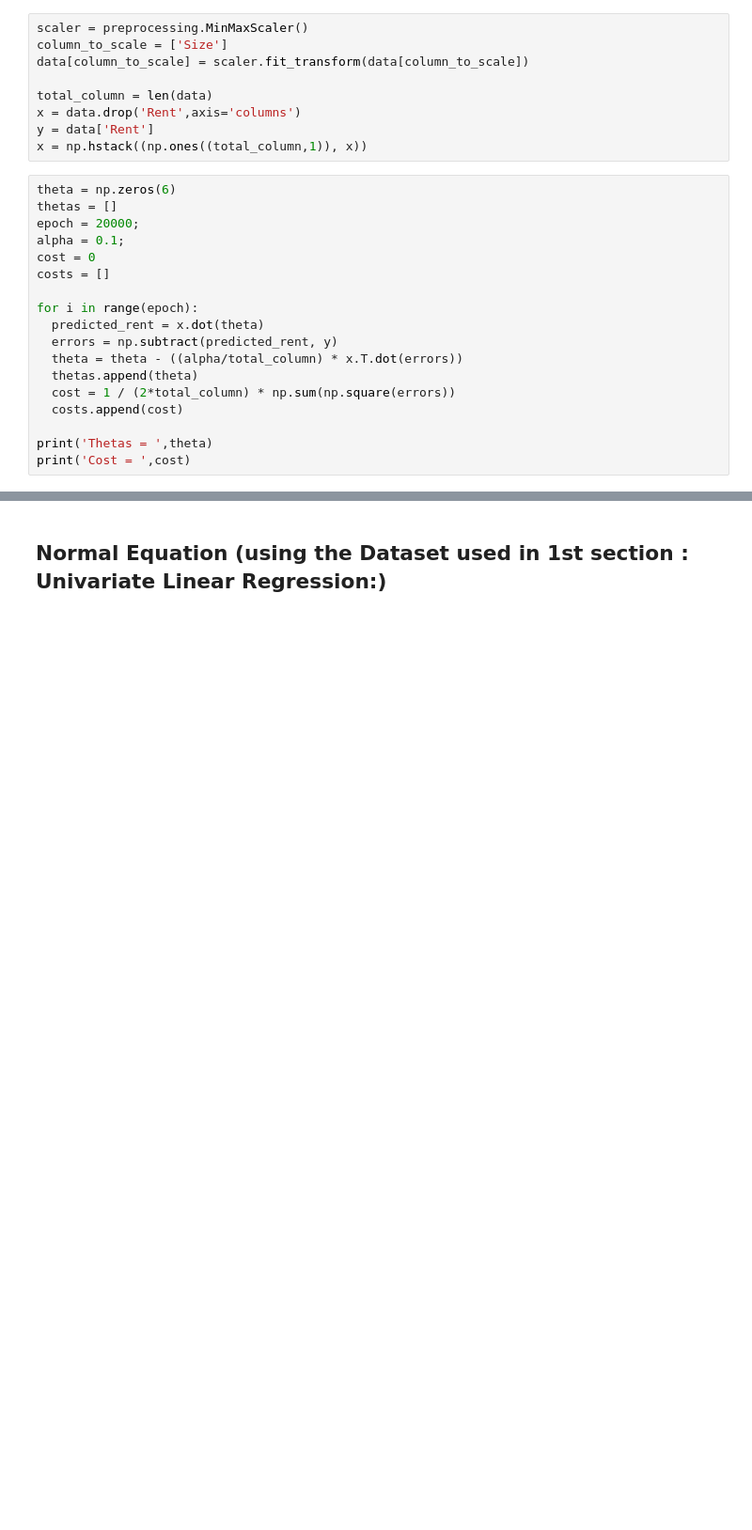
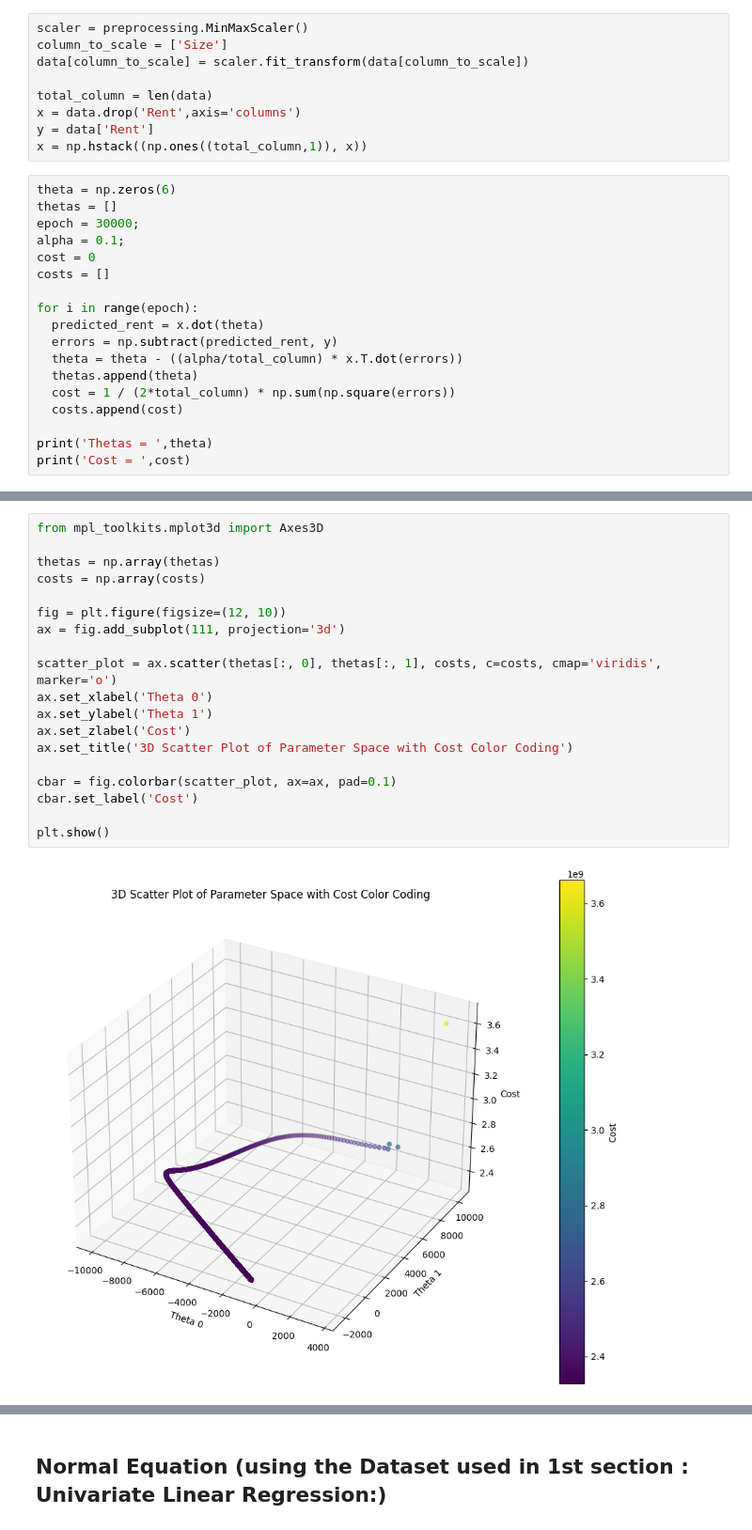
Before and after one commit to Prottya-Roy/Machine_Learning_Lab_Assignment, a Jupyter notebook: Class_Assignments/2018831001_Linear_Regression_4K_data.ipynb, the cells around one changed output, grey strips where cells are left out. Shown at 94% size. Cells and saved outputs as stored; diff of their text form; blank space fills up the shorter version.

```diff
--- a/Class_Assignments/2018831001_Linear_Regression_4K_data.ipynb
+++ b/Class_Assignments/2018831001_Linear_Regression_4K_data.ipynb
@@ -58,7 +58,7 @@ x = np.hstack((np.ones((total_column,1)), x))
 # %%
 theta = np.zeros(6)
 thetas = []
-epoch = 20000;
+epoch = 30000;
 alpha = 0.1;
 cost = 0
 costs = []
@@ -79,0 +80,21 @@ Cost =  2328404547.551706
+# %%
+from mpl_toolkits.mplot3d import Axes3D
+
+thetas = np.array(thetas)
+costs = np.array(costs)
+
+fig = plt.figure(figsize=(12, 10))
+ax = fig.add_subplot(111, projection='3d')
+
+scatter_plot = ax.scatter(thetas[:, 0], thetas[:, 1], costs, c=costs, cmap='viridis', marker='o')
+ax.set_xlabel('Theta 0')
+ax.set_ylabel('Theta 1')
+ax.set_zlabel('Cost')
+ax.set_title('3D Scatter Plot of Parameter Space with Cost Color Coding')
+
+cbar = fig.colorbar(scatter_plot, ax=ax, pad=0.1)
+cbar.set_label('Cost')
+
+plt.show()
+# %% [output]
+[figure, added]
```
Also changed, not shown: parts of 3 cells of this notebook.
